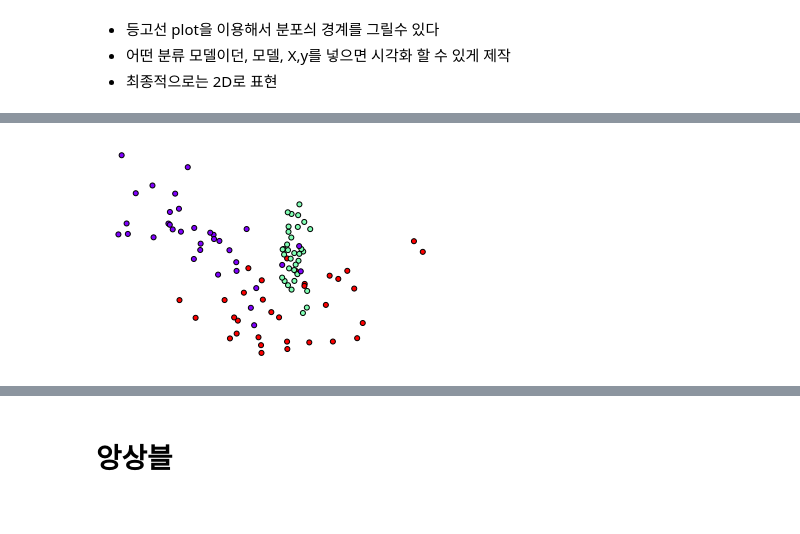
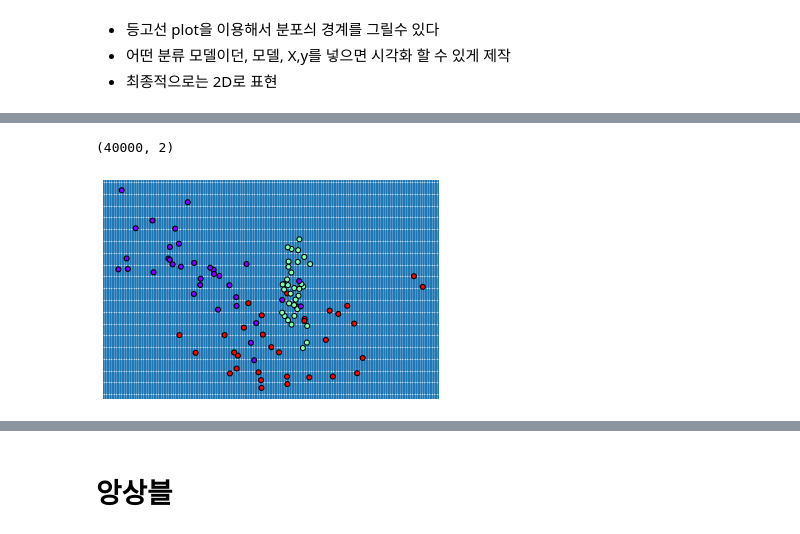
Before and after one commit to JaehonxKIM/StudyMechineLearning, a Jupyter notebook: 머신러닝 개요/5_머신러닝_지도학습_분류_주요알고리즘.ipynb, the cells around one changed output, grey strips where cells are left out. Cells and saved outputs as stored; diff of their text form; code cells hidden in the pictures.

```diff
--- a/머신러닝 개요/5_머신러닝_지도학습_분류_주요알고리즘.ipynb
+++ b/머신러닝 개요/5_머신러닝_지도학습_분류_주요알고리즘.ipynb
@@ -268,0 +272,5 @@ plt.scatter(X[:,0], X[:,1],
+# %%
+# 1 ~ 2 사이를 4개의 포인트로 나눠주세요
+x1 = np.linspace(1, 2, num = 4)
+y1 = np.linspace(4, 5, num = 4)
+x1, y1
@@ -268,0 +280,4 @@ plt.scatter(X[:,0], X[:,1],
+# %%
+# 위의 재료를 가지고 (특성1, 특성2)로 모인 데이터 형태로 가공하는게 목표
+xx, yy = np.meshgrid(x1, y1)
+xx
@@ -269,33 +338,53 @@ plt.scatter(X[:,0], X[:,1],
 # %%
 def show_rect_clf_boundary( clf, X, y ):
   '''
     모델을, 이 안에서 학습하여서 그리겟다
     - clf : 분류기, 알고리즘
     - X   : feature data, 특성, 독립변수
     - y   : target data, 정답, 종속변수
   '''
   # 0. 차트 외관에 필요한 요소 준비
   _, ax = plt.subplots()
   # 1. 산포도(산점도) 드로잉
   ax.scatter( X[ :, 0], X[ :, 1], s=25, marker='o', c=y, cmap='rainbow', edgecolors='k',
-              clim=( y.min(), y.max() ), zorder=3
+              # 칼러 리미트 설정, 그리는 내용이 위로, 아래로 조정하는 zorder : depth 조정
+             clim=( y.min(), y.max() ), zorder=3
              )
   # 2. 차트 외곽 정리
   ax.axis('off')   # 축 정보 삭제
   ax.axis('tight') # 데이터의 분포가 펼쳐졌을 때 빡빡한 형태를 띈다면 여유있게 조절
 
   # 3. 면적(같은 답을 가진 사각 영역에 대한 공간)에 대한 데이터 준비
-  # 분류에 대한 경계성 계산 재료 준비
+  #    분류에 대한 경계성 계산 재료 준비
+  #    화면 공간상의 픽셀을 구한다(그 픽셀의 좌표는 독립변수 2개가 된다)
+  xlim_start, xlim_end = ax.get_xlim()
+  ylim_start, ylim_end = ax.get_ylim()
+  # 좌표계의 각 축별 시작값, 끝값
+  #print(xlim_start, xlim_end, ylim_start, ylim_end)
+  # 구간 간격을 200으로 설정
+  x_std = np.linspace(xlim_start, xlim_end, num = 200)
+  y_std = np.linspace(ylim_start, ylim_end, num = 200)
+  xx, yy = np.meshgrid(x_std, y_std)
+  tmp_xy = np.c_[xx.ravel(), yy.ravel()]
+  print(tmp_xy.shape)
+
+  '''
+    tmp_xy[ : , 0] : 준비한 좌표계 40000개중 x축 성분
+    tmp_xy[ : , 1] : 준비한 좌표계 40000개중 y축 성분
+    s: 점의 크기
+    zorder : 그려지는 깊이, 낮을수록 밑으로, 클수록 위로
+  '''
+  ax.scatter(tmp_xy[:, 0],tmp_xy[:, 1], s=1, zorder=1)
 
   # 4. 알고리즘 생성(이미 완료됨)
-
   # 5. 학습, 예측
   clf.fit(X,y)
-  Z = clf.predict()
+  #Z = clf.predict()
 
   # 6. 등고선 플롯을 그리기 위한 작업(분류된 영역 그리기)
   pass
 
 show_rect_clf_boundary(DecisionTreeClassifier(), X, y)
 # %% [output]
+(40000, 2)
-[figure, old version]
+[figure, new version]
```
Also changed, not shown: parts of 72 cells of this notebook, 19 other files.
